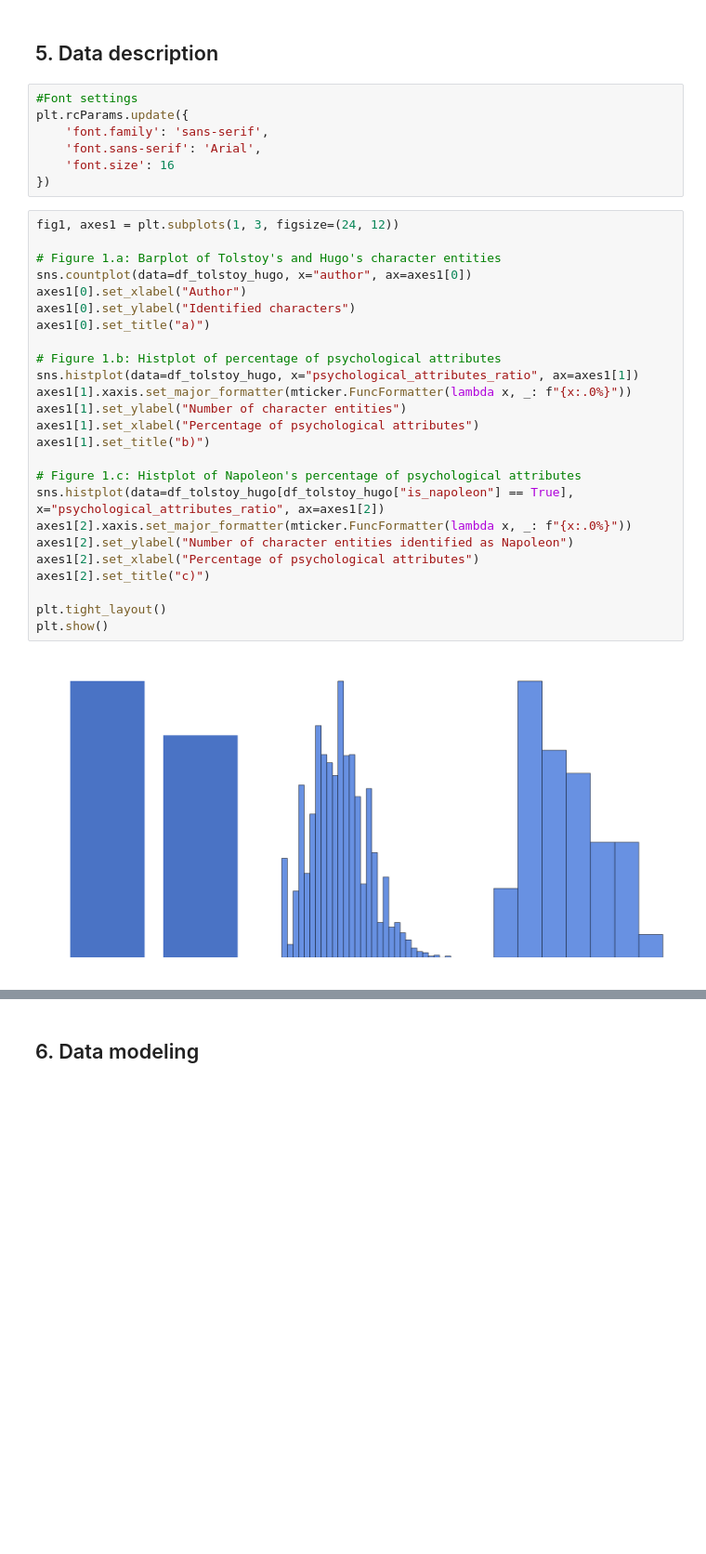
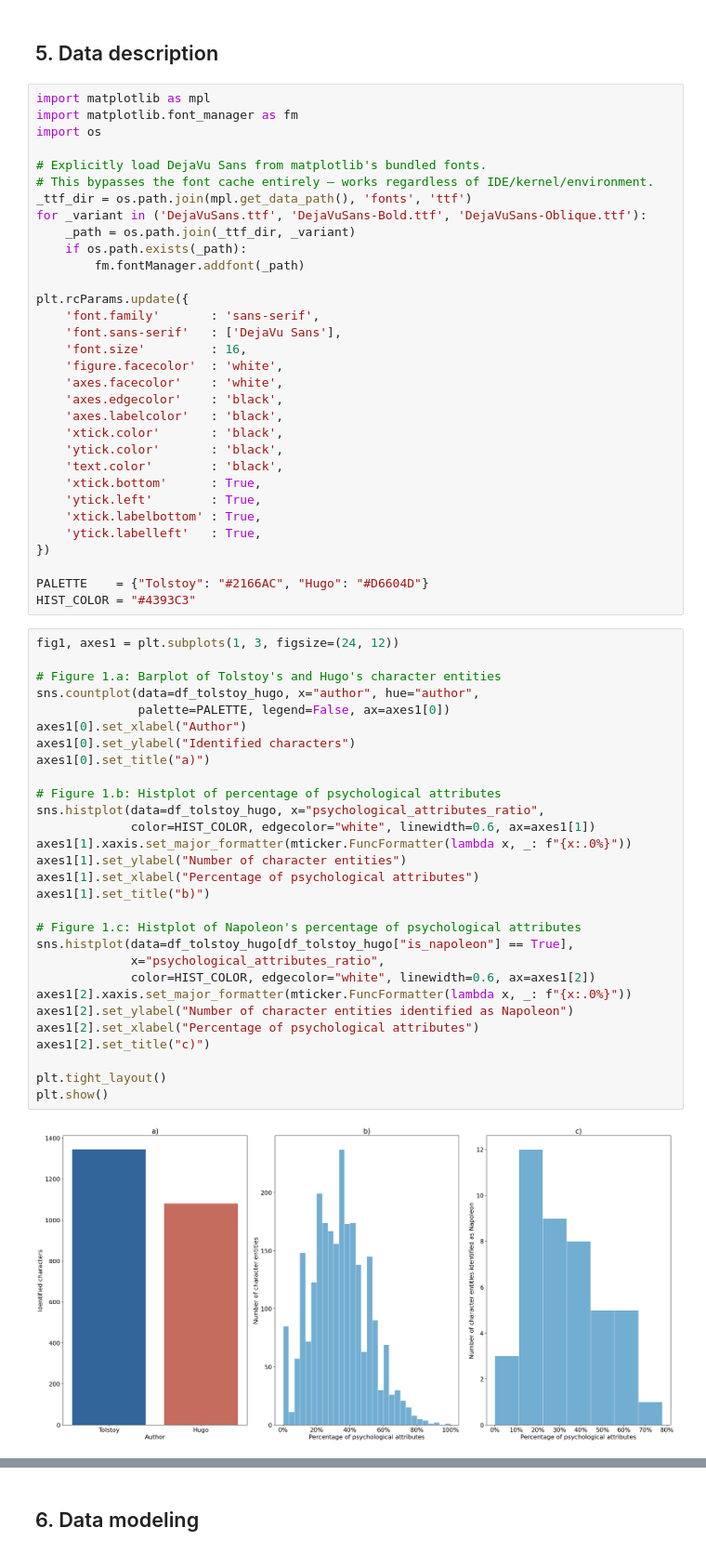
Before and after one commit to easy1Gamer/War_and_Peace_Les_Miserables, a Jupyter notebook: analysis.ipynb, the cells around one changed output, grey strips where cells are left out. Shown at 93% size. Cells and saved outputs as stored; diff of their text form; blank space fills up the shorter version.

```diff
--- a/analysis.ipynb
+++ b/analysis.ipynb
@@ -198,39 +223,68 @@ df_tolstoy_hugo
 # %% [markdown]
 ## 5. Data description
 # %%
-#Font settings
+import matplotlib as mpl
+import matplotlib.font_manager as fm
+import os
+
+# Explicitly load DejaVu Sans from matplotlib's bundled fonts.
+# This bypasses the font cache entirely — works regardless of IDE/kernel/environment.
+_ttf_dir = os.path.join(mpl.get_data_path(), 'fonts', 'ttf')
+for _variant in ('DejaVuSans.ttf', 'DejaVuSans-Bold.ttf', 'DejaVuSans-Oblique.ttf'):
+    _path = os.path.join(_ttf_dir, _variant)
+    if os.path.exists(_path):
+        fm.fontManager.addfont(_path)
+
 plt.rcParams.update({
-    'font.family': 'sans-serif',
-    'font.sans-serif': 'Arial',
-    'font.size': 16
+    'font.family'       : 'sans-serif',
+    'font.sans-serif'   : ['DejaVu Sans'],
+    'font.size'         : 16,
+    'figure.facecolor'  : 'white',
+    'axes.facecolor'    : 'white',
+    'axes.edgecolor'    : 'black',
+    'axes.labelcolor'   : 'black',
+    'xtick.color'       : 'black',
+    'ytick.color'       : 'black',
+    'text.color'        : 'black',
+    'xtick.bottom'      : True,
+    'ytick.left'        : True,
+    'xtick.labelbottom' : True,
+    'ytick.labelleft'   : True,
 })
+
+PALETTE    = {"Tolstoy": "#2166AC", "Hugo": "#D6604D"}
+HIST_COLOR = "#4393C3"
 # %%
 fig1, axes1 = plt.subplots(1, 3, figsize=(24, 12))
 
 # Figure 1.a: Barplot of Tolstoy's and Hugo's character entities
-sns.countplot(data=df_tolstoy_hugo, x="author", ax=axes1[0])
+sns.countplot(data=df_tolstoy_hugo, x="author", hue="author",
+              palette=PALETTE, legend=False, ax=axes1[0])
 axes1[0].set_xlabel("Author")
 axes1[0].set_ylabel("Identified characters")
 axes1[0].set_title("a)")
 
 # Figure 1.b: Histplot of percentage of psychological attributes
-sns.histplot(data=df_tolstoy_hugo, x="psychological_attributes_ratio", ax=axes1[1])
+sns.histplot(data=df_tolstoy_hugo, x="psychological_attributes_ratio",
+             color=HIST_COLOR, edgecolor="white", linewidth=0.6, ax=axes1[1])
 axes1[1].xaxis.set_major_formatter(mticker.FuncFormatter(lambda x, _: f"{x:.0%}"))
 axes1[1].set_ylabel("Number of character entities")
 axes1[1].set_xlabel("Percentage of psychological attributes")
 axes1[1].set_title("b)")
 
 # Figure 1.c: Histplot of Napoleon's percentage of psychological attributes
-sns.histplot(data=df_tolstoy_hugo[df_tolstoy_hugo["is_napoleon"] == True], x="psychological_attributes_ratio", ax=axes1[2])
+sns.histplot(data=df_tolstoy_hugo[df_tolstoy_hugo["is_napoleon"] == True],
+             x="psychological_attributes_ratio",
+             color=HIST_COLOR, edgecolor="white", linewidth=0.6, ax=axes1[2])
 axes1[2].xaxis.set_major_formatter(mticker.FuncFormatter(lambda x, _: f"{x:.0%}"))
 axes1[2].set_ylabel("Number of character entities identified as Napoleon")
 axes1[2].set_xlabel("Percentage of psychological attributes")
 axes1[2].set_title("c)")
 
 plt.tight_layout()
 plt.show()
 # %% [output]
-[figure, old version]
+[figure, new version]
 # %%
 fig2, axes2 = plt.subplots(1, 2, figsize=(16, 8))
 
```
Also changed, not shown: parts of 5 cells of this notebook.
